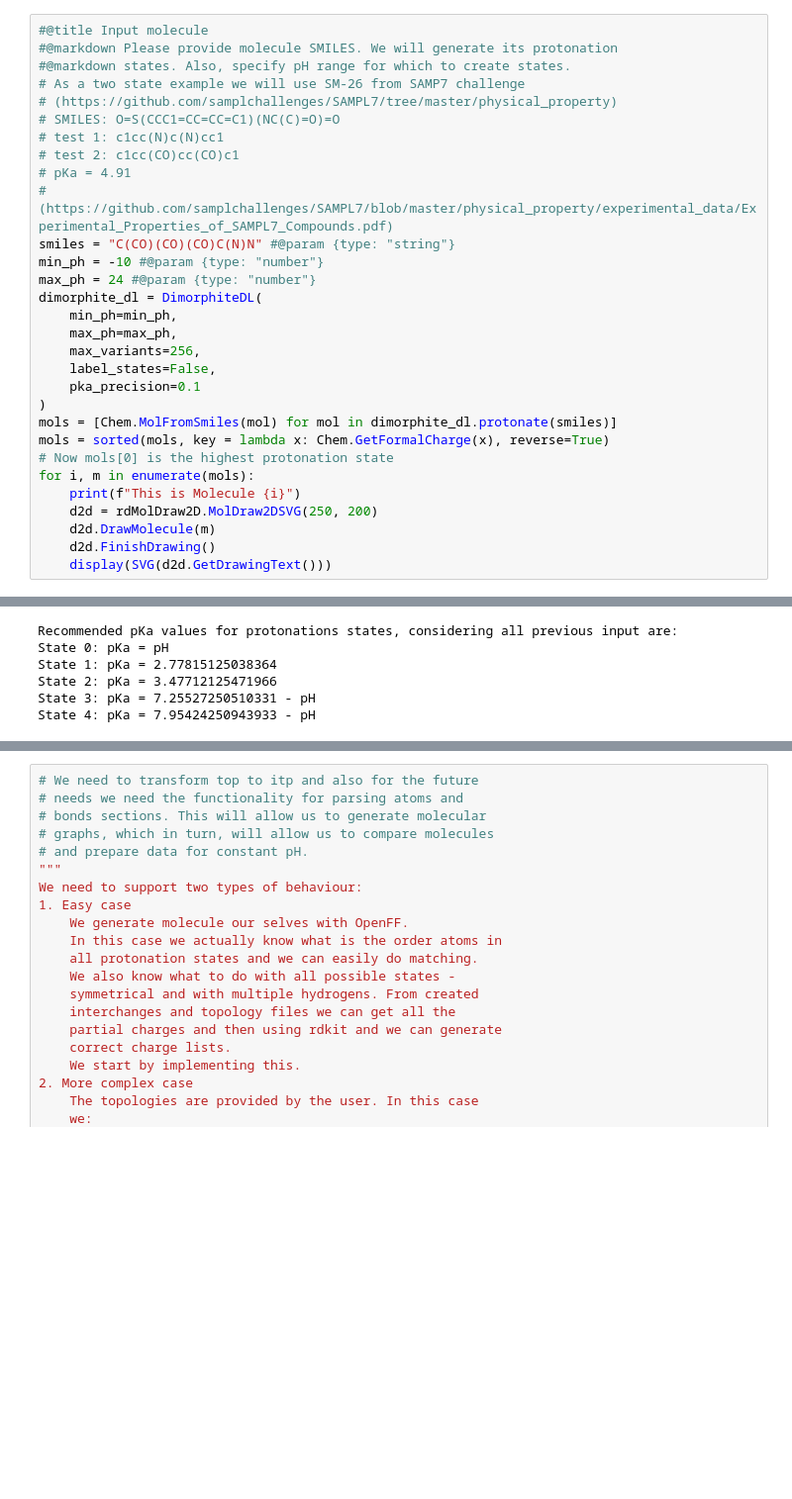
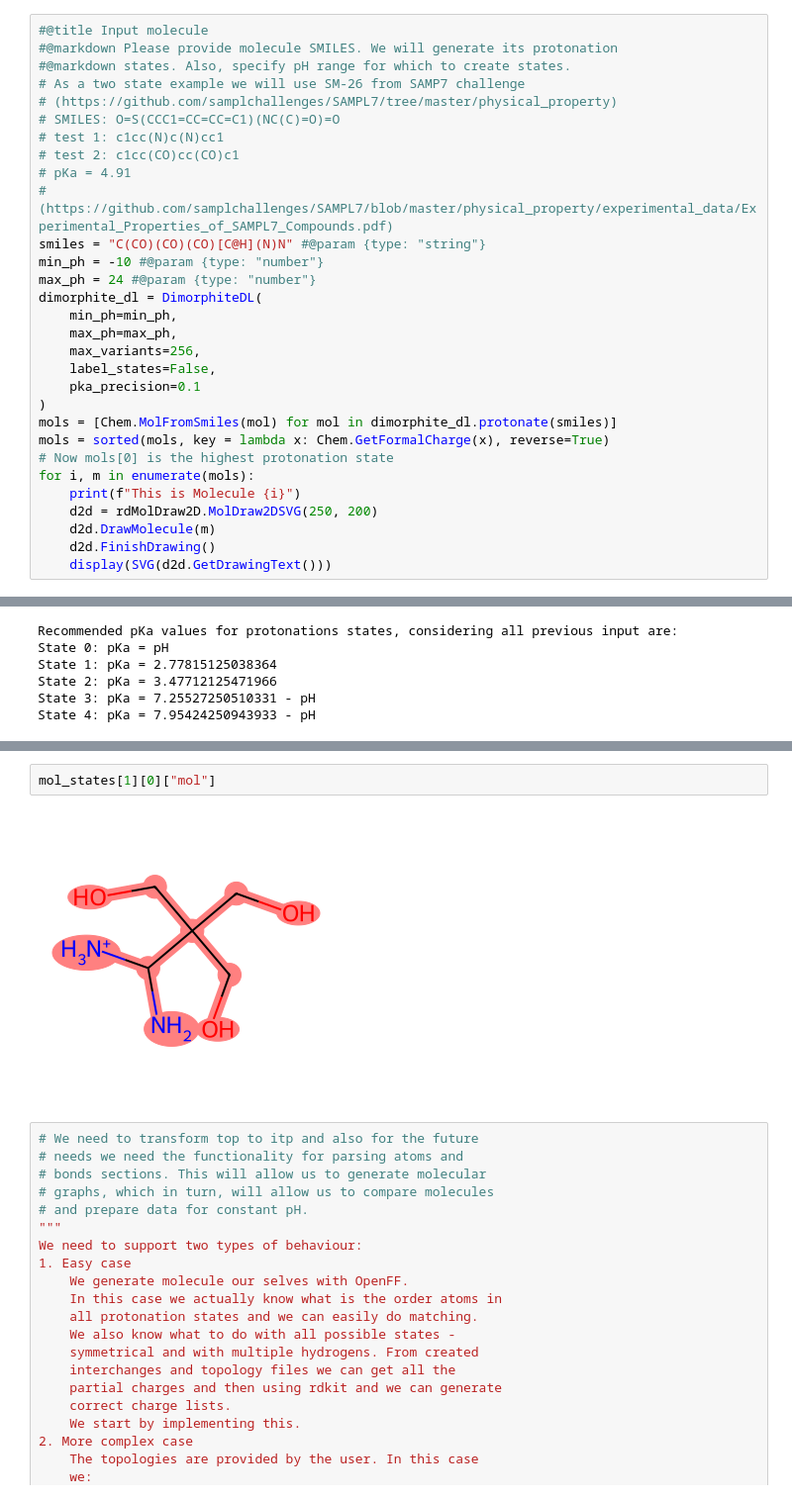
Before and after one commit to pbuslaev/cphmd_ligand_param, a Jupyter notebook: prep_ligand_for_gmx_cphmd.ipynb, the cells around one changed output, grey strips where cells are left out. Shown at 99% size. Cells and saved outputs as stored; diff of their text form; blank space fills up the shorter version.

```diff
--- a/prep_ligand_for_gmx_cphmd.ipynb
+++ b/prep_ligand_for_gmx_cphmd.ipynb
@@ -52,7 +52,7 @@ def set_css():
 # test 2: c1cc(CO)cc(CO)c1
 # pKa = 4.91
 # (https://github.com/samplchallenges/SAMPL7/blob/master/physical_property/experimental_data/Experimental_Properties_of_SAMPL7_Compounds.pdf)
-smiles = "C(CO)(CO)(CO)C(N)N" #@param {type: "string"}
+smiles = "C(CO)(CO)(CO)[C@H](N)N" #@param {type: "string"}
 min_ph = -10 #@param {type: "number"}
 max_ph = 24 #@param {type: "number"}
 dimorphite_dl = DimorphiteDL(
@@ -862,3 +914,7 @@ pmol
+# %%
+mol_states[1][0]["mol"]
+# %% [output]
+[figure, added]
 # %%
 # We need to transform top to itp and also for the future
 # needs we need the functionality for parsing atoms and
```
Also changed, not shown: parts of 11 cells of this notebook.
